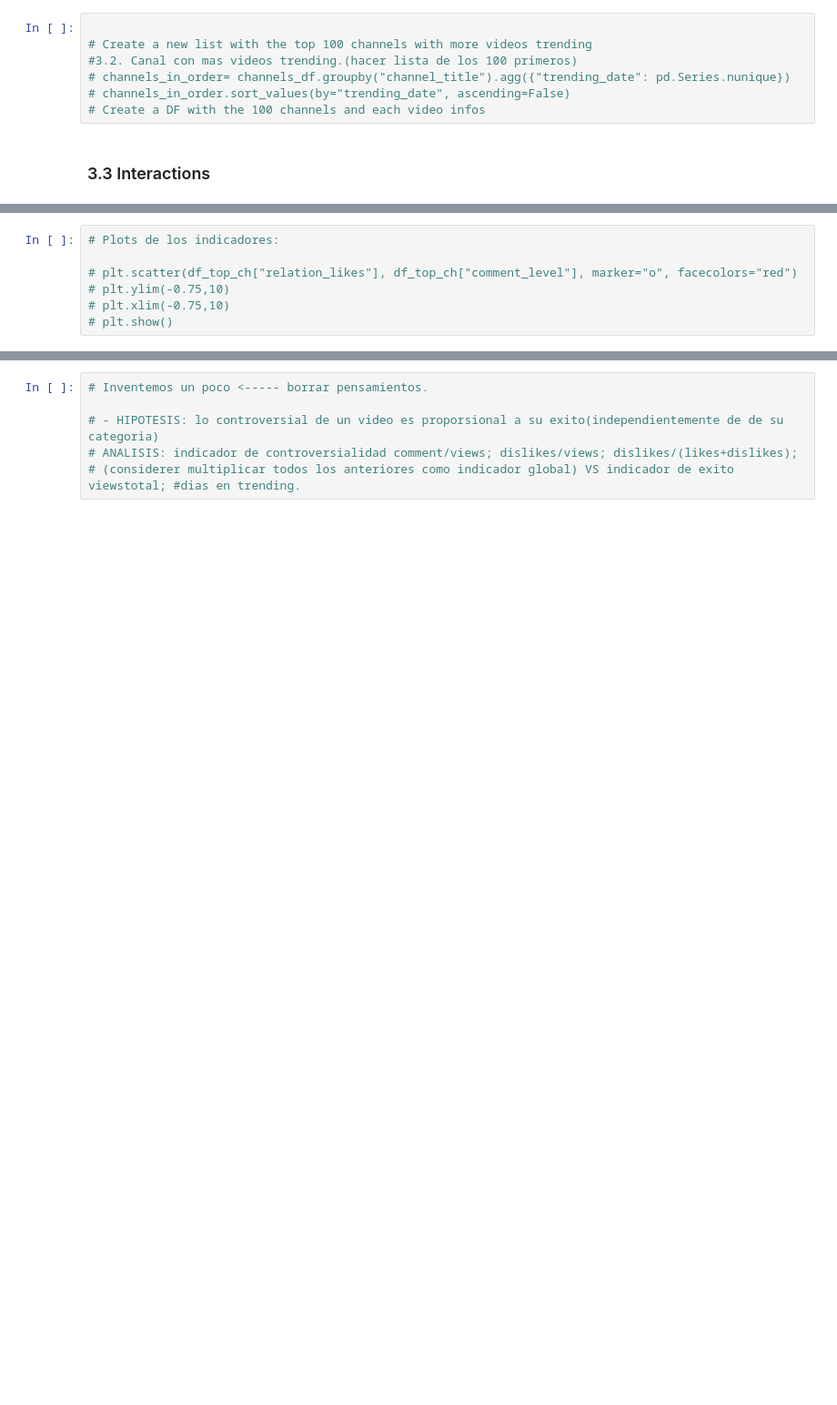
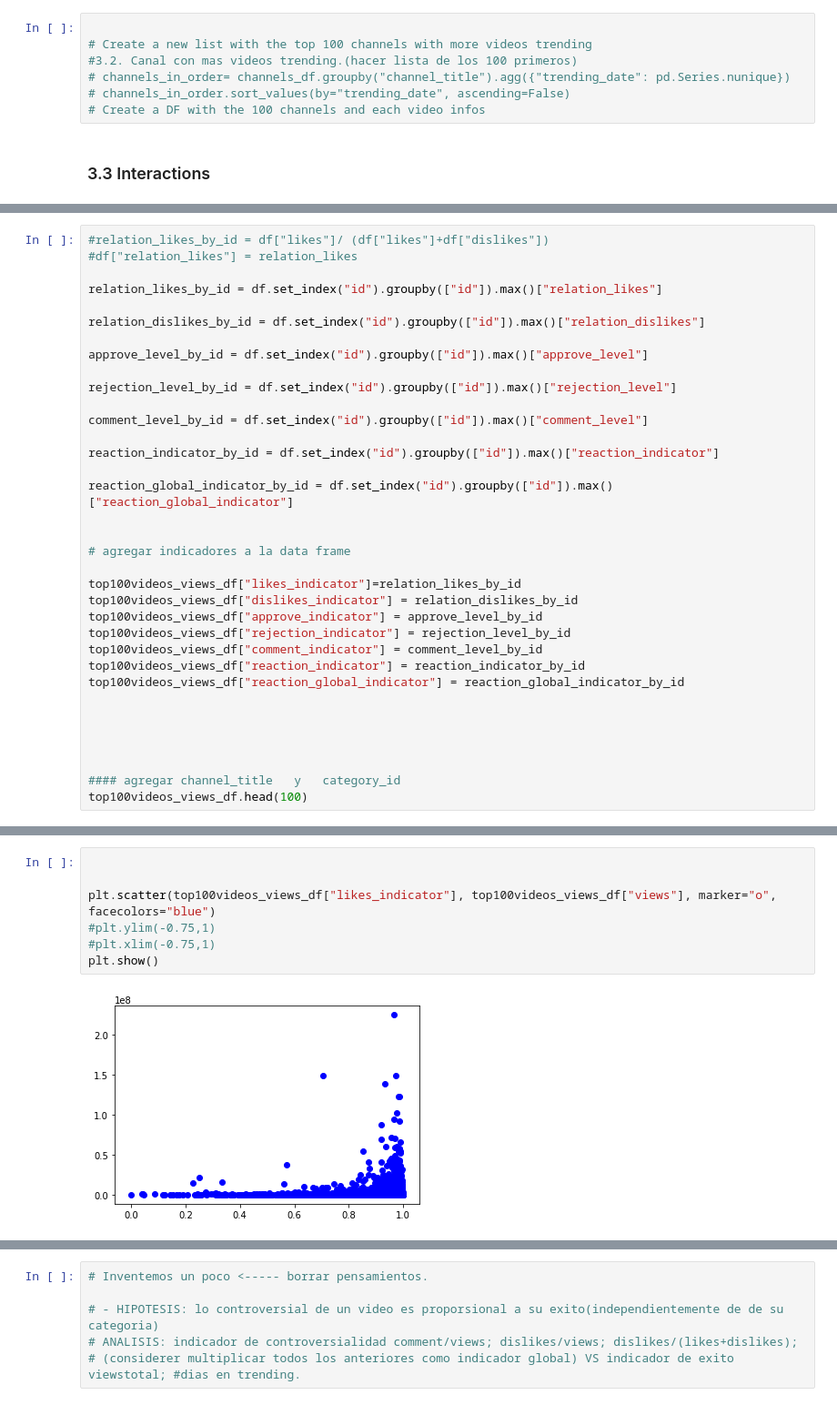
Before and after one commit to CaroMuizzi/Success-on-YouTube-Channels, a Jupyter notebook: Trending_videos.ipynb, the cells around one changed output, grey strips where cells are left out. Shown: that part at 91% size. Cells and saved outputs as stored; diff of their text form; blank space fills up the shorter version.

Commit message:
scatter plots

```diff
--- a/Trending_videos.ipynb
+++ b/Trending_videos.ipynb
@@ -240,0 +299,35 @@ df.head()
+# %%
+#relation_likes_by_id = df["likes"]/ (df["likes"]+df["dislikes"])
+#df["relation_likes"] = relation_likes
+
+relation_likes_by_id = df.set_index("id").groupby(["id"]).max()["relation_likes"]
+
+relation_dislikes_by_id = df.set_index("id").groupby(["id"]).max()["relation_dislikes"]
+
+approve_level_by_id = df.set_index("id").groupby(["id"]).max()["approve_level"]
+
+rejection_level_by_id = df.set_index("id").groupby(["id"]).max()["rejection_level"]
+
+comment_level_by_id = df.set_index("id").groupby(["id"]).max()["comment_level"]
+
+reaction_indicator_by_id = df.set_index("id").groupby(["id"]).max()["reaction_indicator"]
+
+reaction_global_indicator_by_id = df.set_index("id").groupby(["id"]).max()["reaction_global_indicator"]
+
+
+# agregar indicadores a la data frame
+
+top100videos_views_df["likes_indicator"]=relation_likes_by_id
+top100videos_views_df["dislikes_indicator"] = relation_dislikes_by_id
+top100videos_views_df["approve_indicator"] = approve_level_by_id
+top100videos_views_df["rejection_indicator"] = rejection_level_by_id
+top100videos_views_df["comment_indicator"] = comment_level_by_id
+top100videos_views_df["reaction_indicator"] = reaction_indicator_by_id
+top100videos_views_df["reaction_global_indicator"] = reaction_global_indicator_by_id
+
+
+
+
+
+#### agregar channel_title   y   category_id
+top100videos_views_df.head(100)
@@ -241,7 +354,9 @@ df.head()
 # %%
-# Plots de los indicadores:
 
-# plt.scatter(df_top_ch["relation_likes"], df_top_ch["comment_level"], marker="o", facecolors="red")
-# plt.ylim(-0.75,10)
-# plt.xlim(-0.75,10)
-# plt.show()
+
+plt.scatter(top100videos_views_df["likes_indicator"], top100videos_views_df["views"], marker="o", facecolors="blue")
+#plt.ylim(-0.75,1)
+#plt.xlim(-0.75,1)
+plt.show()
+# %% [output]
+[figure, added]
```
Also changed, not shown: parts of 17 cells of this notebook.
